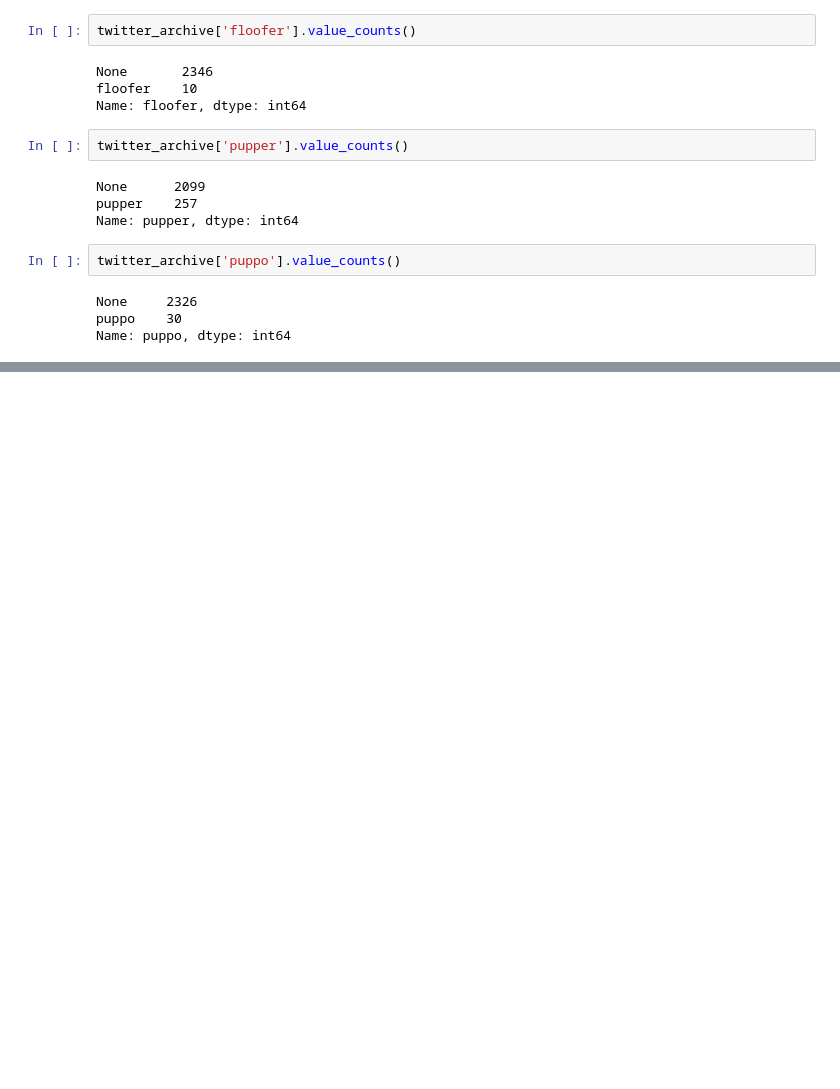
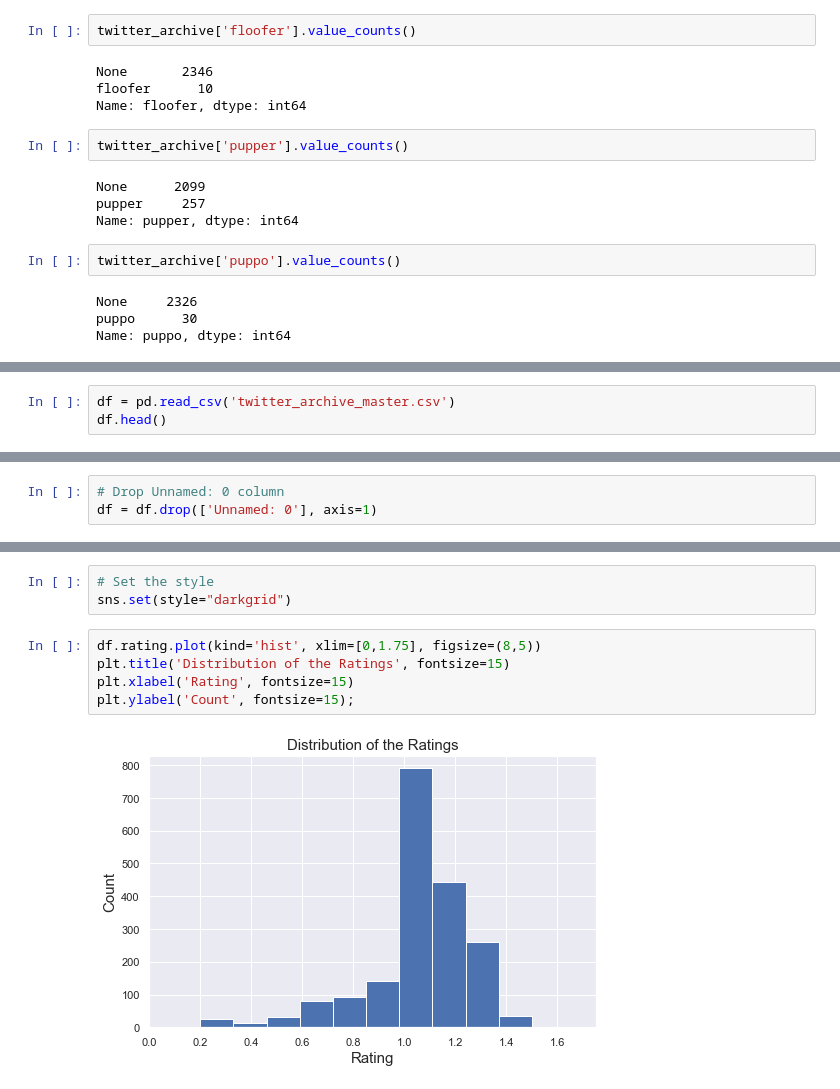
Before and after one commit to Vgarg027/Practice, a Jupyter notebook: wrangle_act.ipynb, the cells around one changed output, grey strips where cells are left out. Cells and saved outputs as stored; diff of their text form; blank space fills up the shorter version.

```diff
--- a/wrangle_act.ipynb
+++ b/wrangle_act.ipynb
@@ -1253,0 +1263,3 @@ plt.savefig('rating_numerator_distribution');
+# %%
+df = pd.read_csv('twitter_archive_master.csv')
+df.head()
@@ -1253,0 +1274,3 @@ plt.savefig('rating_numerator_distribution');
+# %%
+# Drop Unnamed: 0 column
+df = df.drop(['Unnamed: 0'], axis=1)
@@ -1253,0 +1360,10 @@ plt.savefig('rating_numerator_distribution');
+# %%
+# Set the style
+sns.set(style="darkgrid")
+# %%
+df.rating.plot(kind='hist', xlim=[0,1.75], figsize=(8,5))
+plt.title('Distribution of the Ratings', fontsize=15)
+plt.xlabel('Rating', fontsize=15)
+plt.ylabel('Count', fontsize=15);
+# %% [output]
+[figure, added]
```
Also changed, not shown: parts of 292 cells of this notebook.
